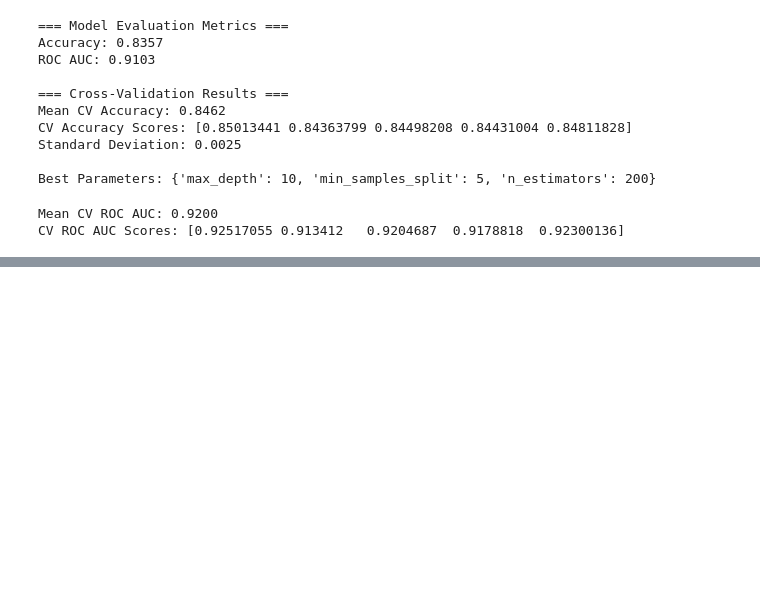
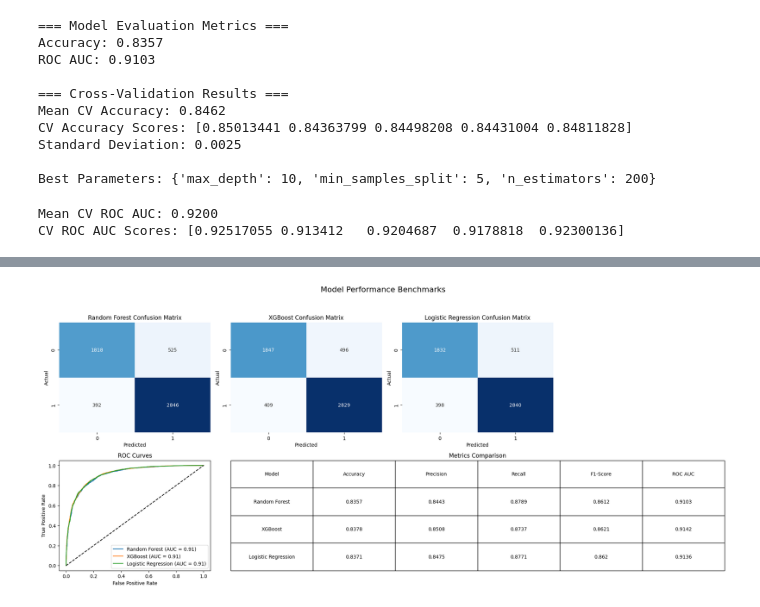
Before and after one commit to MedYassineWerdani/Predicting-Student-Depression, a Jupyter notebook: depression.ipynb, the cells around one changed output, grey strips where cells are left out. Cells and saved outputs as stored; diff of their text form; code cells hidden in the pictures; blank space fills up the shorter version.

```diff
--- a/depression.ipynb
+++ b/depression.ipynb
@@ -383,0 +481,18 @@ CV ROC AUC Scores: [0.92517055 0.913412   0.9204687  0.9178818  0.92300136]
+# %%
+# Initialize Logistic Regression
+logreg = LogisticRegression(random_state=42, max_iter=1000)
+
+# Define hyperparameter grid
+param_grid_logreg = {
+    'penalty': ['l1', 'l2'],  # Regularization type
+    'C': [0.001, 0.01, 0.1, 1, 10, 100],  # Inverse of regularization strength
+    'solver': ['liblinear']  # Works well for small datasets and L1/L2
+}
+
+# Grid search with cross-validation
+grid_logreg = GridSearchCV(logreg, param_grid_logreg, cv=5, scoring='roc_auc', n_jobs=-1)
+grid_logreg.fit(X_train_scaled, y_train)
+
+# Best model
+best_logreg = grid_logreg.best_estimator_
+print("Best Logistic Regression Parameters:", grid_logreg.best_params_)
@@ -383,0 +601,70 @@ CV ROC AUC Scores: [0.92517055 0.913412   0.9204687  0.9178818  0.92300136]
+# %%
+from sklearn.metrics import (confusion_matrix, precision_score,
+                            recall_score, f1_score, roc_curve, auc)
+import matplotlib.pyplot as plt
+import seaborn as sns
+import numpy as np
+
+models = {
+    "Random Forest": (y_pred_rf, y_proba_rf),
+    "XGBoost": (y_pred_xgb, y_proba_xgb),
+    "Logistic Regression": (y_pred_logreg, y_proba_logreg),
+}
+
+# Initialize figure
+plt.figure(figsize=(20, 16))
+plt.suptitle("Model Performance Benchmarks", fontsize=16, y=1.02)
+
+# Plot Confusion Matrices
+for i, (name, (y_pred, y_proba)) in enumerate(models.items(), 1):
+    cm = confusion_matrix(y_test, y_pred)
+    plt.subplot(4, 4, i)
+    sns.heatmap(cm, annot=True, fmt='d', cmap='Blues', cbar=False)
+    plt.title(f"{name} Confusion Matrix")
+    plt.xlabel('Predicted')
+    plt.ylabel('Actual')
+
+# Plot ROC Curves
+plt.subplot(4, 4, 5)
+for name, (_, y_proba) in models.items():
+    fpr, tpr, _ = roc_curve(y_test, y_proba)
+    roc_auc = auc(fpr, tpr)
+    plt.plot(fpr, tpr, label=f'{name} (AUC = {roc_auc:.2f})')
+plt.plot([0, 1], [0, 1], 'k--')
+plt.xlabel('False Positive Rate')
+plt.ylabel('True Positive Rate')
+plt.title('ROC Curves')
+plt.legend(loc='lower right')
+
+# Metrics Table
+metrics_data = []
+for name, (y_pred, y_proba) in models.items():
+    metrics_data.append([
+        name,
+        accuracy_score(y_test, y_pred),
+        precision_score(y_test, y_pred),
+        recall_score(y_test, y_pred),
+        f1_score(y_test, y_pred),
+        roc_auc_score(y_test, y_proba)
+    ])
+
+metrics_df = pd.DataFrame(
+    metrics_data,
+    columns=['Model', 'Accuracy', 'Precision', 'Recall', 'F1-Score', 'ROC AUC']
+)
+
+plt.subplot(4, 4, (6, 8))
+plt.axis('off')
+plt.table(
+    cellText=metrics_df.round(4).values,
+    colLabels=metrics_df.columns,
+    cellLoc='center',
+    loc='center',
+    bbox=[0, 0, 1, 1]
+)
+plt.title("Metrics Comparison")
+
+plt.tight_layout()
+plt.show()
+# %% [output]
+[figure, added]
```
Also changed, not shown: parts of 16 cells of this notebook, 1 other file.
